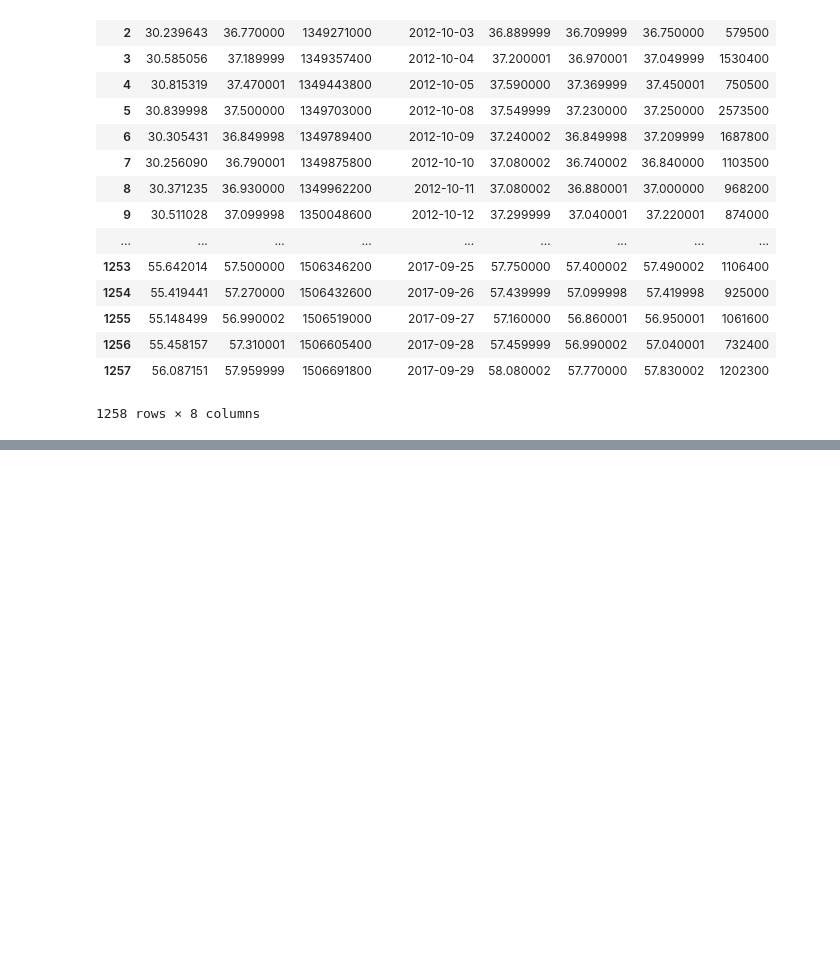
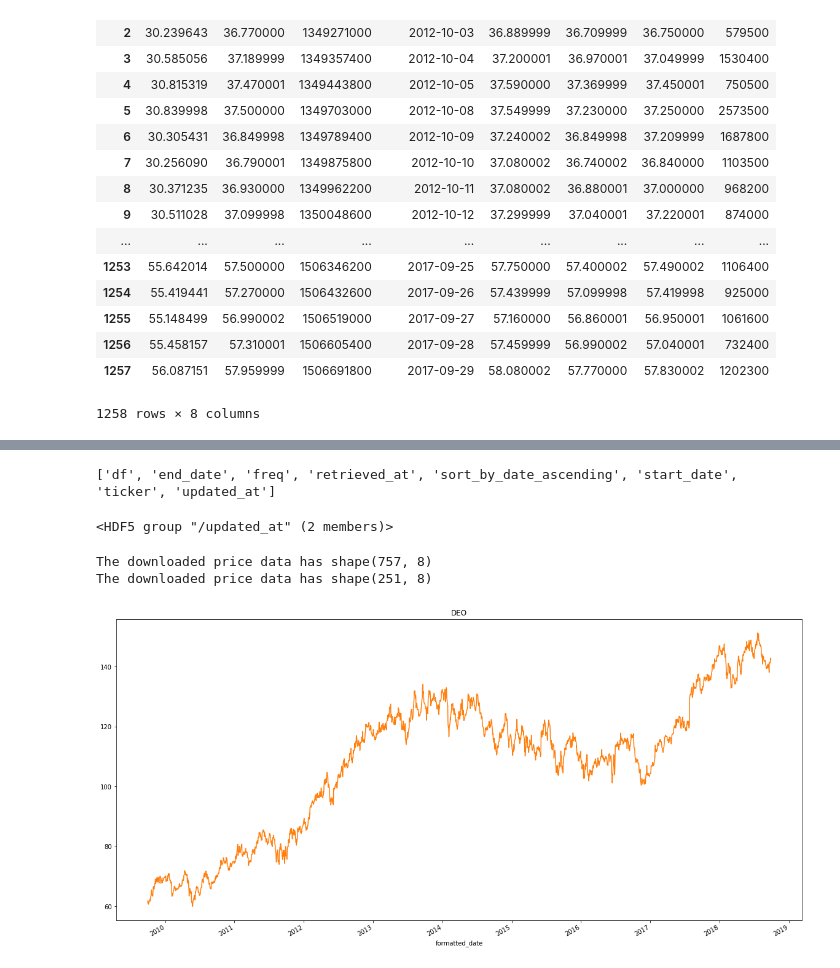
Before and after one commit to francisliu2/master_thesis, a Jupyter notebook: reinforcement_learning_portfolio_management/notebooks/getStockdata.ipynb, the cells around one changed output, grey strips where cells are left out. Cells and saved outputs as stored; diff of their text form; code cells hidden in the pictures; blank space fills up the shorter version.

Commit message:
Finish get raw stock data

```diff
--- a/reinforcement_learning_portfolio_management/notebooks/getStockdata.ipynb
+++ b/reinforcement_learning_portfolio_management/notebooks/getStockdata.ipynb
@@ -194,0 +270,67 @@ KeyboardInterrupt:
+# %%
+with h5py.File(file, 'r') as r:
+    print(list(r.keys()))
+# %% [output]
+['df', 'end_date', 'freq', 'retrieved_at', 'sort_by_date_ascending', 'start_date', 'ticker', 'updated_at']
+# %%
+r = h5py.File(file, 'r')
+a = r.get('updated_at')
+print(a)
+r.close()
+# %% [output]
+<HDF5 group "/updated_at" (2 members)>
+# %%
+def update_price_data(path, ticker, _start_date = '2009-10-01', _end_date = str(datetime.datetime.now())[:10]):
+    file = path + ticker + '.h5'
+
+    start_date_DT = datetime.datetime.strptime(pd.read_hdf(file, 'start_date').iloc[-1], '%Y-%m-%d')
+    end_date_DT = datetime.datetime.strptime(pd.read_hdf(file, 'end_date').iloc[-1], '%Y-%m-%d')
+    _start_date_DT = datetime.datetime.strptime(_start_date, '%Y-%m-%d')
+    _end_date_DT = datetime.datetime.strptime(_end_date, '%Y-%m-%d')
+
+    df = pd.read_hdf(file, 'df')
+
+    sort_by_date_ascending = pd.read_hdf(file, 'sort_by_date_ascending').iloc[-1]
+
+    if _start_date_DT < start_date_DT:
+        yf = YahooFinancials(ticker)
+        END = str(start_date_DT - datetime.timedelta(days=1))[:10]
+        price_data = clean_stock_data(yf.get_historical_stock_data(_start_date, END, freq)[ticker]['prices'])
+        pd_price_data = pd.DataFrame(price_data)
+        print("The downloaded price data has shape" + str(pd_price_data.shape))
+        df = df.append(pd_price_data, ignore_index=True)
+
+    if _end_date_DT > end_date_DT:
+        yf = YahooFinancials(ticker)
+        START = str(end_date_DT + datetime.timedelta(days=1))[:10]
+        price_data = clean_stock_data(yf.get_historical_stock_data(START, _end_date, freq)[ticker]['prices'])
+        pd_price_data = pd.DataFrame(price_data)
+        print("The downloaded price data has shape" + str(pd_price_data.shape))
+        df = df.append(pd_price_data, ignore_index=True)
+
+    if sort_by_date_ascending:
+        df.sort_values('date', ascending =True, inplace=True)
+
+    df.to_hdf(file, key = 'df', mode = 'w')
+    pd.Series(_start_date).to_hdf(file, key = 'start_date')
+    pd.Series(_end_date).to_hdf(file, key = 'end_date')
+    pd.Series(_end_date).to_hdf(file, key = 'end_date')
+
+    updated_at = str(datetime.datetime.now())[:10]
+    pd.Series(updated_at).to_hdf(file, key = 'updated_at')
+    print("Price data is updated")
+
+ddddd = update_price_data(path='../data/raw/', ticker='DEO')
+# %% [output]
+The downloaded price data has shape(757, 8)
+The downloaded price data has shape(251, 8)
+# %%
+path='../data/raw/'
+ticker='DEO'
+file = path + ticker + '.h5'
+df = pd.read_hdf(file, 'df')
+df.index = pd.to_datetime(df['formatted_date'])
+df['high'].plot(figsize= (20,10), title=ticker)
+plt.show()
+# %% [output]
+[figure, added]
```
Also changed, not shown: parts of 13 cells of this notebook, 4 other files.
